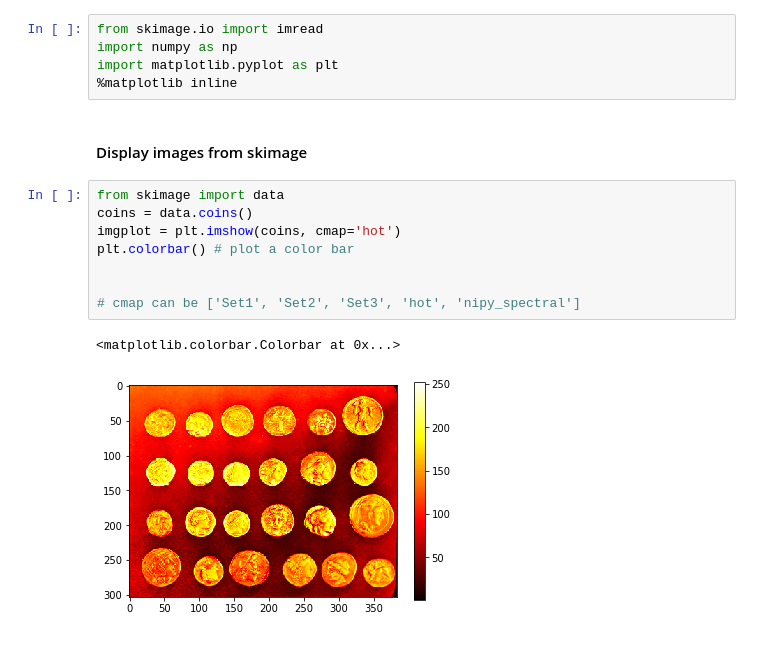
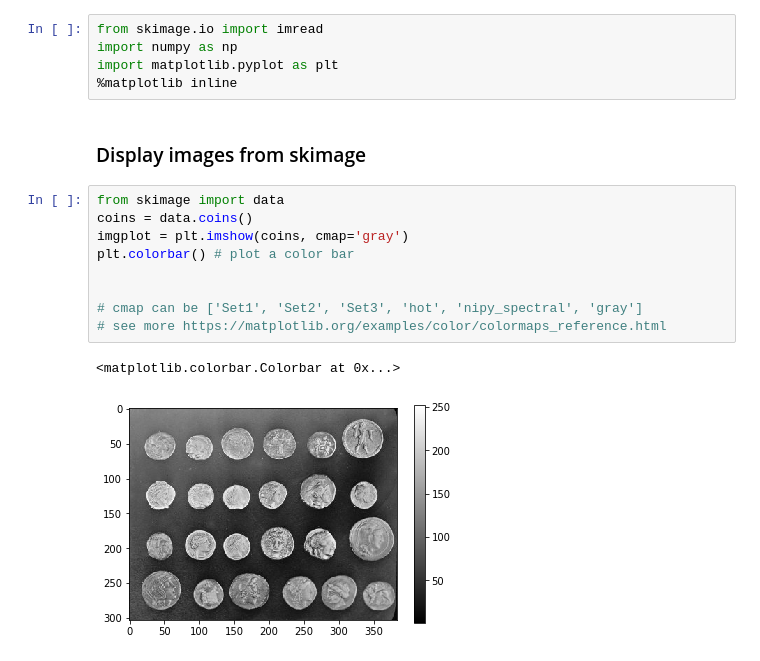
Before and after one commit to mapattacker/cheatsheets, a Jupyter notebook: python/skimage-tutorial.ipynb, the cells around one changed output. Drawn from its saved outputs; the diff is of its cells as text.

```diff
--- a/python/skimage-tutorial.ipynb
+++ b/python/skimage-tutorial.ipynb
@@ -6,15 +8,16 @@ import numpy as np
 import matplotlib.pyplot as plt
 %matplotlib inline
 # %% [markdown]
-#### Display images from skimage
+### Display images from skimage
 # %%
 from skimage import data
 coins = data.coins()
-imgplot = plt.imshow(coins, cmap='hot')
+imgplot = plt.imshow(coins, cmap='gray')
 plt.colorbar() # plot a color bar
 
 
-# cmap can be ['Set1', 'Set2', 'Set3', 'hot', 'nipy_spectral']
+# cmap can be ['Set1', 'Set2', 'Set3', 'hot', 'nipy_spectral', 'gray']
+# see more https://matplotlib.org/examples/color/colormaps_reference.html
 # %% [output]
 <matplotlib.colorbar.Colorbar at 0x...>
-[figure, old version]
+[figure, new version]
```
Also changed, not shown: parts of 22 cells of this notebook.
